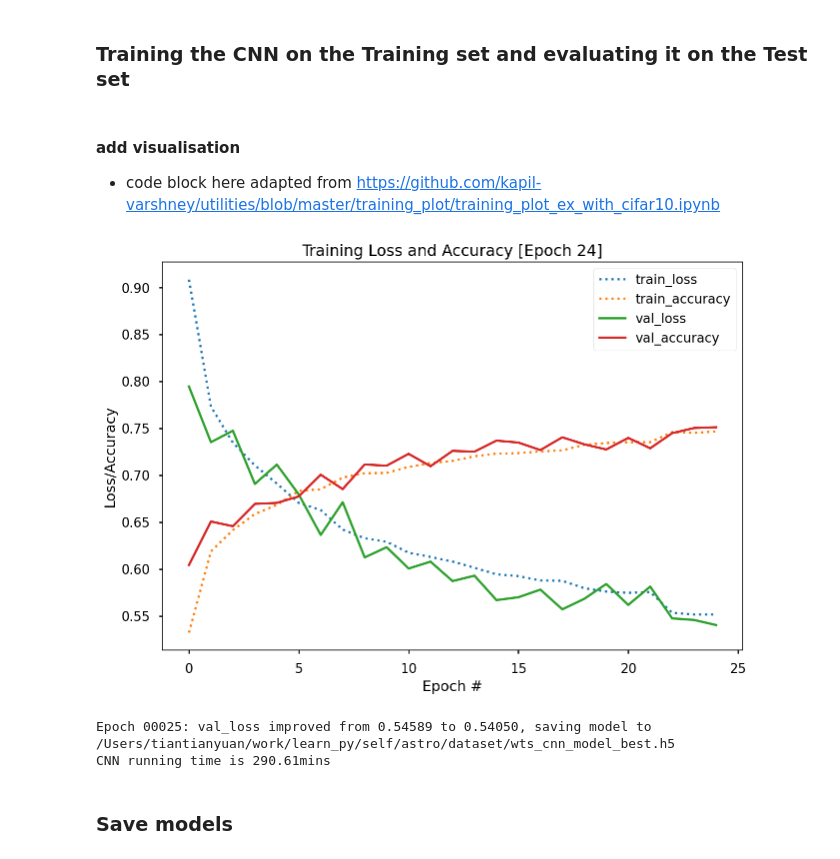
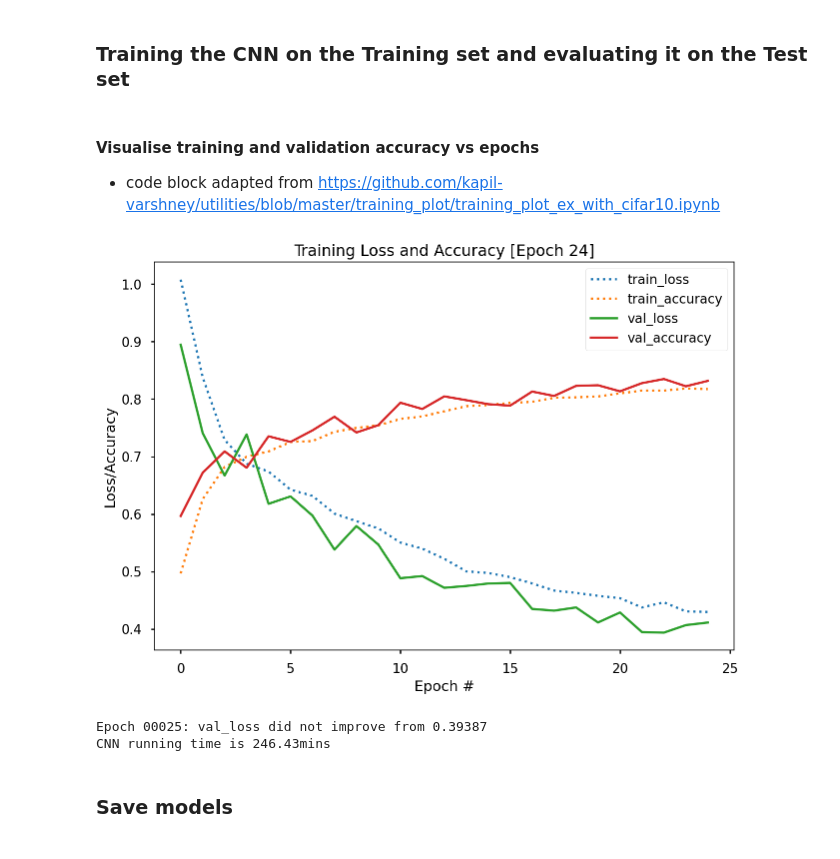
Before and after one commit to yuantt83/project_examples, a Jupyter notebook: CNN_spiral_arm_detection/cnn_spiral_model_best.ipynb, the cells around one changed output. Cells and saved outputs as stored; diff of their text form; code cells hidden in the pictures.

```diff
--- a/CNN_spiral_arm_detection/cnn_spiral_model_best.ipynb
+++ b/CNN_spiral_arm_detection/cnn_spiral_model_best.ipynb
@@ -45,21 +55,22 @@ szz = 3
 # %%
 #  Image Augmentation and generator
-train_datagen = ImageDataGenerator(rescale = 1./255,
-                                   shear_range = 0.2,
-                                   zoom_range = 0.2,
-                                   rotation_range = 170,
-                                   horizontal_flip = True,
+train_datagen = ImageDataGenerator(rescale=1./255,
+                                   shear_range=0.2,
+                                   zoom_range=0.2,
+                                   rotation_range=170,
+                                   horizontal_flip=True,
                                    vertical_flip=True,
                                    width_shift_range=0.01,
                                    height_shift_range=0.01,
-                                   fill_mode='nearest')
+                                   fill_mode='nearest',
+                                   preprocessing_function=random_input)
 
 training_set = train_datagen.flow_from_directory('dataset/training',
-                                                 target_size = (szx, szy),
-                                                 batch_size = 32,
-                                                 shuffle = True,
-                                                 seed = 123,
+                                                 target_size=(szx, szy),
+                                                 batch_size=50,
+                                                 shuffle=False,
+                                                 seed=123,
                                                  subset='training',
-                                                 class_mode = 'categorical')
+                                                 class_mode='categorical')
 STEP_SIZE_TRAIN = training_set.n // training_set.batch_size
 # %% [output]
@@ -74,14 +85,14 @@ print(STEP_SIZE_TRAIN)
 ### Preprocessing the Validation set
 # %%
 valid_datagen = ImageDataGenerator(rescale=1./255,
-                                   validation_split=0.15)
+                                   validation_split=0.15, preprocessing_function=random_input)
 
 valid_set = valid_datagen.flow_from_directory('dataset/training',
-                                              target_size = (szx, szy),
-                                              batch_size = 20,
+                                              target_size=(szx, szy),
+                                              batch_size=32,
                                               subset='validation',
-                                              shuffle = True,
-                                              seed = 123,
-                                              class_mode = 'categorical')
+                                              shuffle=False,
+                                              seed=123,
+                                              class_mode='categorical')
 STEP_SIZE_VALID = valid_set.n // valid_set.batch_size
 # %% [output]
@@ -200,8 +213,8 @@ from IPython.display import clear_output
 import matplotlib.pyplot as plt
 %config InlineBackend.figure_format = 'retina'
 # %% [markdown]
-#### add visualisation
-* code block here adapted from https://github.com/kapil-varshney/utilities/blob/master/training_plot/training_plot_ex_with_cifar10.ipynb
+#### Visualise training and validation accuracy vs epochs
+* code block adapted from https://github.com/kapil-varshney/utilities/blob/master/training_plot/training_plot_ex_with_cifar10.ipynb
 # %%
 class TrainingPlot(keras.callbacks.Callback):
 
@@ -263,16 +276,16 @@ csv_logger = CSVLogger('/Users/tiantianyuan/work/learn_py/self/astro/dataset/tra
 # %%
 import time
 t1 = time.time()
 results = cnn.fit(x = training_set, validation_data = valid_set,
                   steps_per_epoch=STEP_SIZE_TRAIN,
                   validation_steps = STEP_SIZE_VALID,
-                  epochs = 25, callbacks=[plot_losses, checkpointer, early_stopping, reduce_lr, csv_logger])
+                  epochs = 50, callbacks=[plot_losses, checkpointer, early_stopping, reduce_lr, csv_logger])
 t2 = time.time()
 print('CNN running time is {:.2f}mins'.format((t2 - t1)/60))
 # %% [output]
-[figure, old version]
+[figure, new version]
-Epoch 00025: val_loss improved from 0.54589 to 0.54050, saving model to /Users/tiantianyuan/work/learn_py/self/astro/dataset/wts_cnn_model_best.h5
-CNN running time is 290.61mins
+Epoch 00025: val_loss did not improve from 0.39387
+CNN running time is 246.43mins
 # %% [markdown]
 ### Save models
 # %%
```
Also changed, not shown: parts of 21 cells of this notebook.
